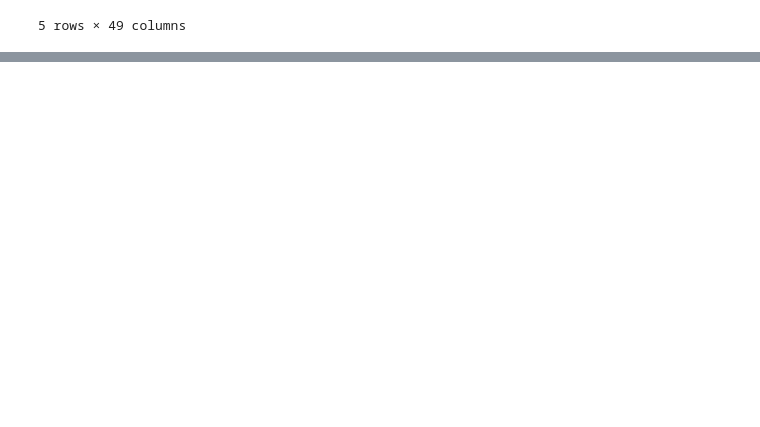
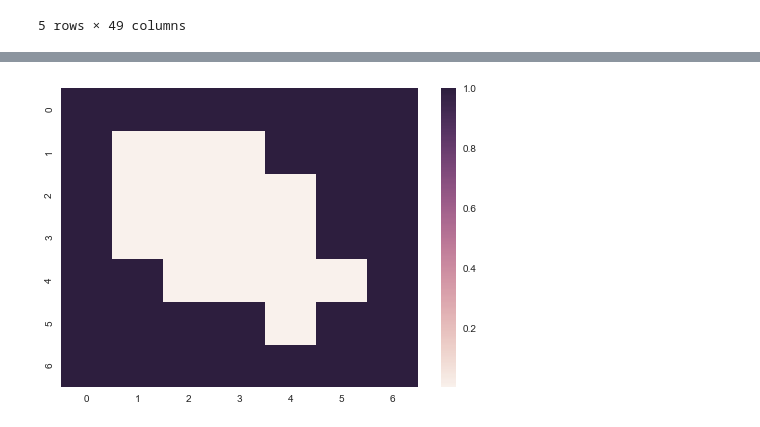
Before and after one commit to SilviaAmAm/trainingNN, a Jupyter notebook: notebooks/PFA_analysis.ipynb, the cells around one changed output, grey strips where cells are left out. Saved outputs shown, nothing was run; the diff lists cells and outputs as text; code cells hidden in the pictures; blank space fills up the shorter version.

```diff
--- a/notebooks/PFA_analysis.ipynb
+++ b/notebooks/PFA_analysis.ipynb
@@ -31,0 +119,13 @@ print eig_vecs.shape
+# %%
+# Making the matrix diagonal
+for i in range(7):
+    for j in range(i,7):
+        if (cm_sq[i][j] >= cm_sq[j][i]):
+            cm_sq[j][i] = cm_sq[i][j]
+        else:
+            cm_sq[i][j] = cm_sq[j][i]
+df_sq = pd.DataFrame(cm_sq)
+sns.heatmap(df_sq)
+plt.show()
+# %% [output]
+[figure, added]
```
Also changed, not shown: parts of 12 cells of this notebook.
